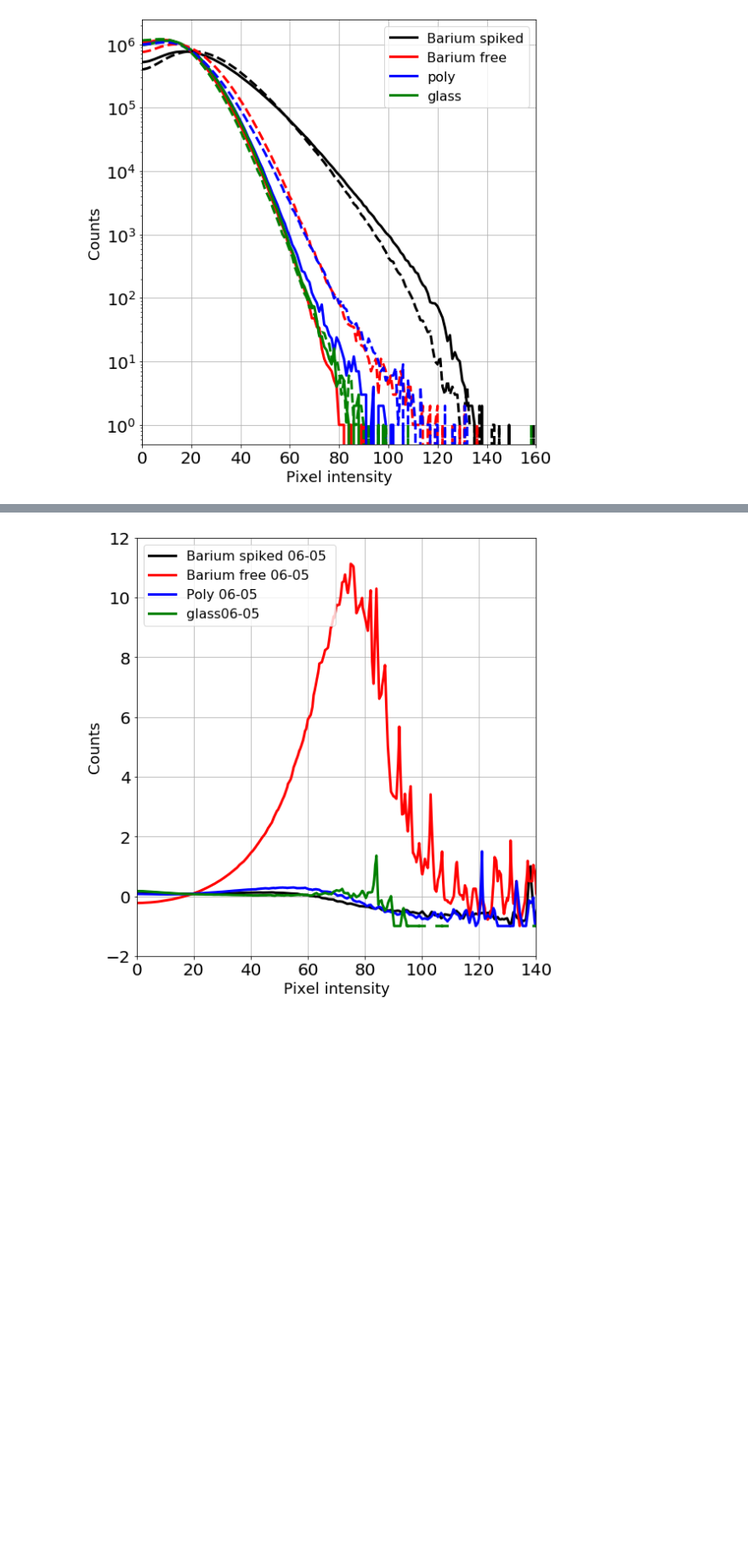
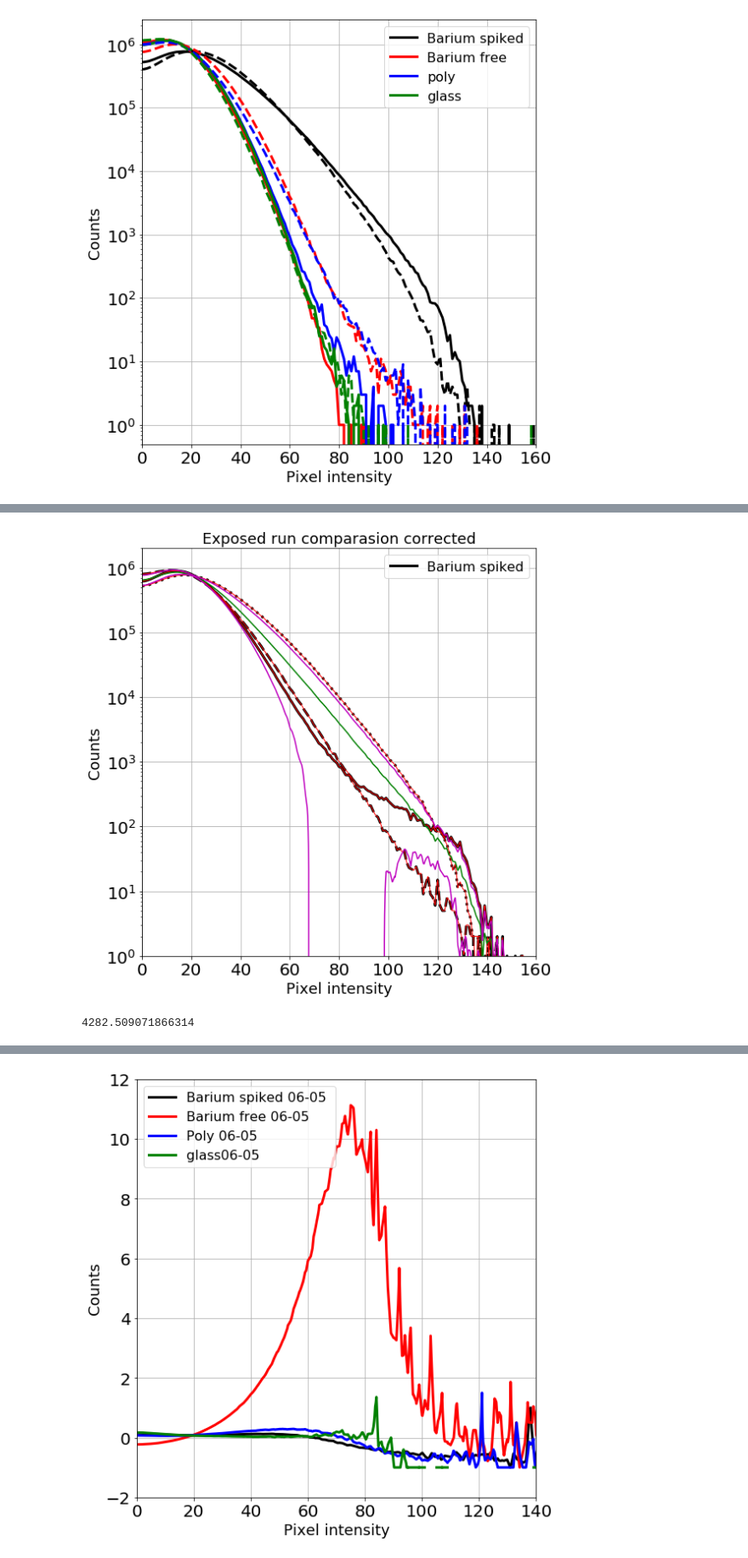
Before and after one commit to AustinMcDonald/slide-comp, a Jupyter notebook: Monos-hists-V5.ipynb, the cells around one changed output, grey strips where cells are left out. Shown at 85% size. Drawn from its saved outputs; the diff is of its cells as text; code cells hidden in the pictures; blank space fills up the shorter version.

```diff
--- a/Monos-hists-V5.ipynb
+++ b/Monos-hists-V5.ipynb
@@ -185,0 +303,56 @@ plt.show()
+# %%
+xnew = np.arange(0,200,0.1)
+# %%
+
+## shiffting for the glass systematic
+plt.figure(figsize=(8,8))
+plt.title("Exposed run comparasion corrected", fontsize=18)
+#f1 = interpolate.interp1d(bincenters, glaE)
+
+fnd = find_nearest(glaE, 1000)
+fct = 60/(np.where(glaE == fnd)[0][0])
+f1 = interpolate.interp1d(bincenters*fct, ybaE)
+plt.plot(bincenters*fct,ybaE ,color='k',label="Barium spiked",lw=3)
+
+
+fnd = find_nearest(glaE6, 1000)
+fct = 60/(np.where(glaE6 == fnd)[0][0])
+f2 = interpolate.interp1d(bincenters*fct, ybaE6)
+plt.plot(bincenters*fct,ybaE6 ,color='k',lw=3,linestyle='--')
+
+fnd = find_nearest(glaE12, 1000)
+fct = 60/(np.where(glaE12 == fnd)[0][0])
+f3 = interpolate.interp1d(bincenters*fct, ybaE12)
+plt.plot(bincenters*fct,ybaE12 ,color='k',lw=3,linestyle=':')
+
+plt.plot(xnew,f1(xnew) ,color='r',lw=1)
+plt.plot(xnew,f2(xnew) ,color='r',lw=1)
+plt.plot(xnew,f3(xnew) ,color='r',lw=1)
+s = np.array([f1(xnew),f2(xnew),f3(xnew)])
+ss = np.mean(s,axis=0)
+sss=np.std(s,axis=0)
+plt.plot(xnew,ss ,color='g')
+plt.plot(xnew,ss+sss ,color='m')
+plt.plot(xnew,ss-sss ,color='m')
+
+
+plt.legend(loc='upper right',fontsize=16)
+plt.xlabel('Pixel intensity',fontsize = 18)
+plt.ylabel('Counts',fontsize = 18)
+plt.xticks(fontsize = 20)
+plt.yticks(fontsize = 20)
+plt.xlim(0,160)
+plt.ylim(1,2e6)
+
+plt.semilogy()
+plt.grid(True)
+plt.tight_layout()
+
+#plt.savefig('bar10.png',dpi=400)
+plt.show()
+# %% [output]
+[figure, added]
+# %%
+sss[800]
+# %% [output]
+4282.509071866314
```
Also changed, not shown: parts of 10 cells of this notebook, 1 other file.
